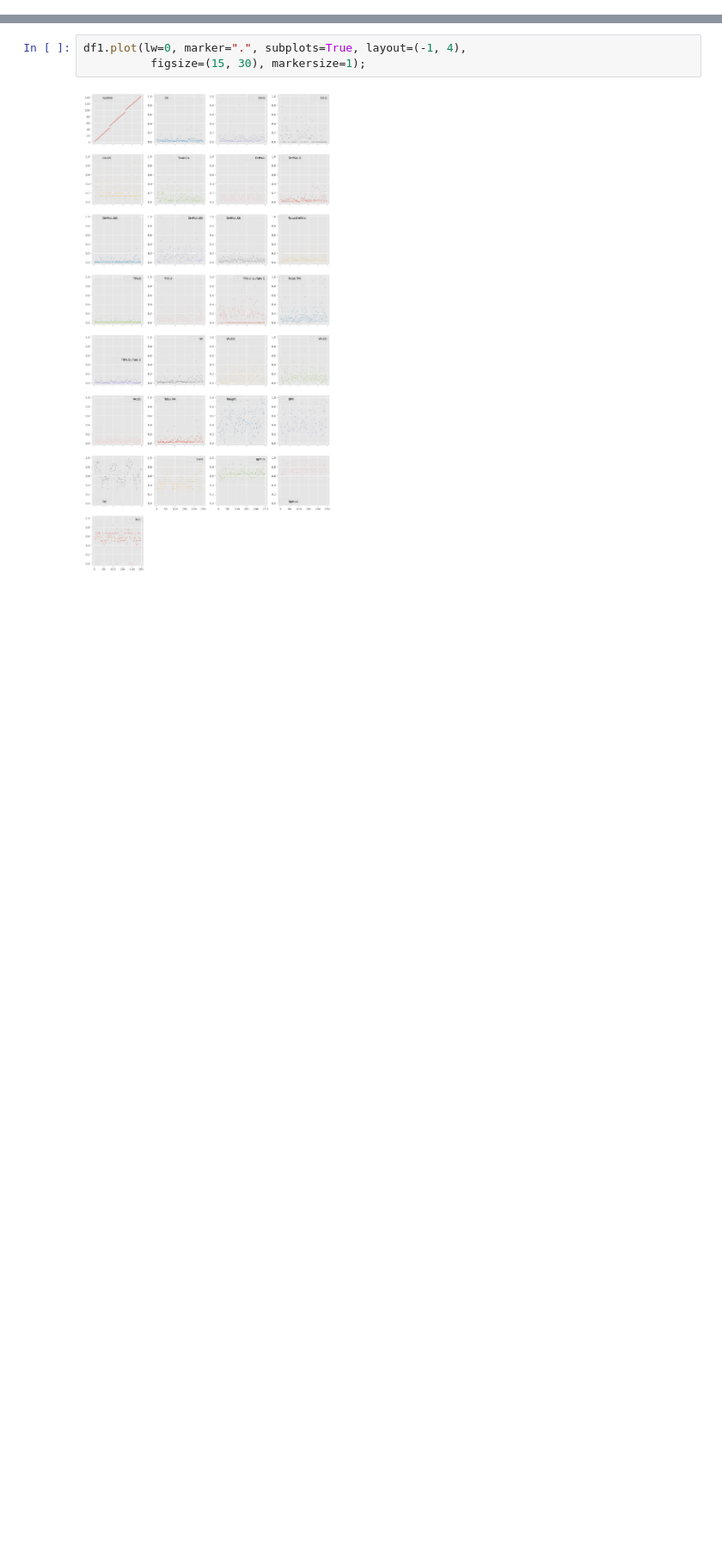
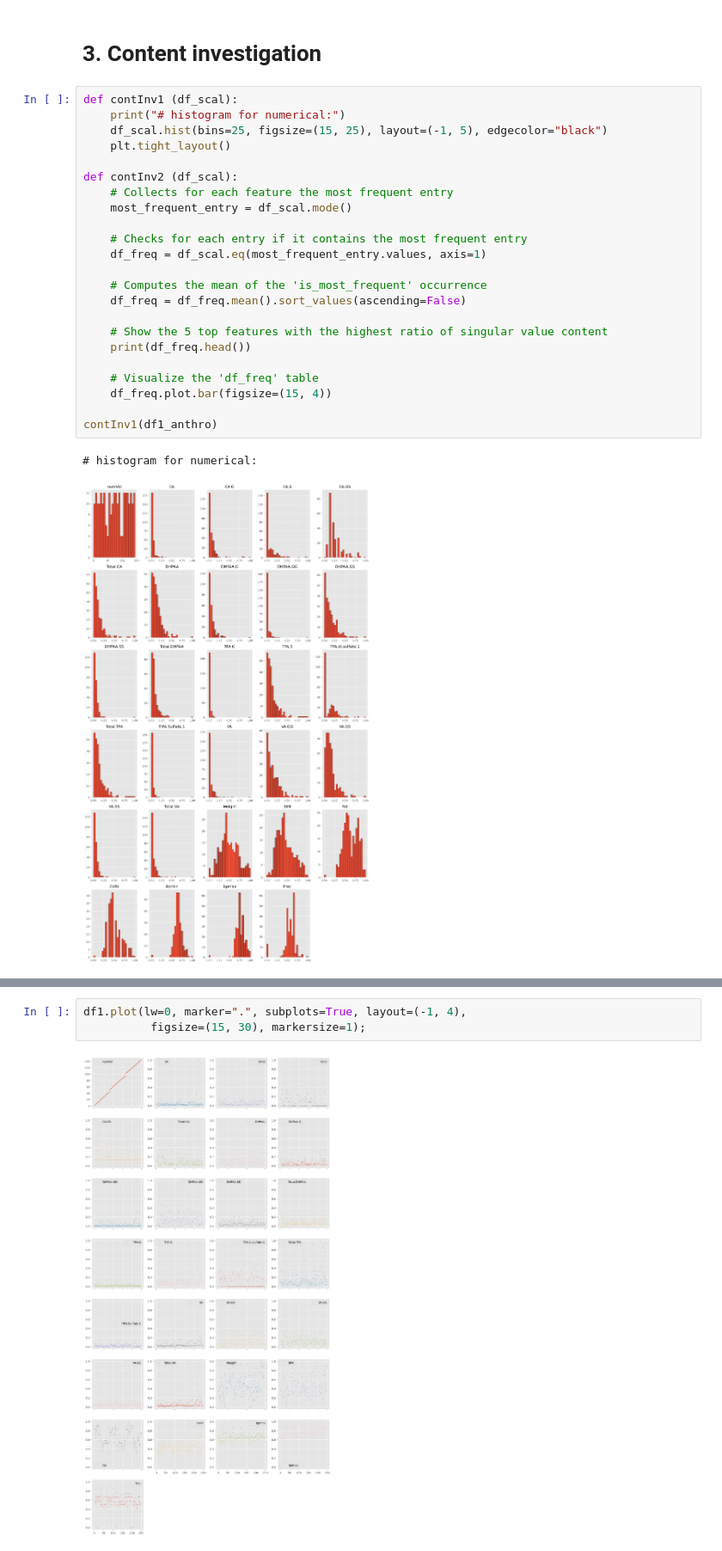
Before and after one commit to dhprieto/thirdArt, a Jupyter notebook: EDA2.ipynb, the cells around one changed output, grey strips where cells are left out. Shown at 86% size. Drawn from its saved outputs; the diff is of its cells as text; blank space fills up the shorter version.

```diff
--- a/EDA2.ipynb
+++ b/EDA2.ipynb
@@ -109,0 +126,28 @@ You seem to have 0 duplicates in your database.
+# %% [markdown]
+# 3. Content investigation
+# %%
+def contInv1 (df_scal):
+    print("# histogram for numerical:")
+    df_scal.hist(bins=25, figsize=(15, 25), layout=(-1, 5), edgecolor="black")
+    plt.tight_layout()
+
+def contInv2 (df_scal):
+    # Collects for each feature the most frequent entry
+    most_frequent_entry = df_scal.mode()
+
+    # Checks for each entry if it contains the most frequent entry
+    df_freq = df_scal.eq(most_frequent_entry.values, axis=1)
+
+    # Computes the mean of the 'is_most_frequent' occurrence
+    df_freq = df_freq.mean().sort_values(ascending=False)
+
+    # Show the 5 top features with the highest ratio of singular value content
+    print(df_freq.head())
+
+    # Visualize the 'df_freq' table
+    df_freq.plot.bar(figsize=(15, 4))
+
+contInv1(df1_anthro)
+# %% [output]
+# histogram for numerical:
+[figure, added]
```
Also changed, not shown: parts of 13 cells of this notebook.
